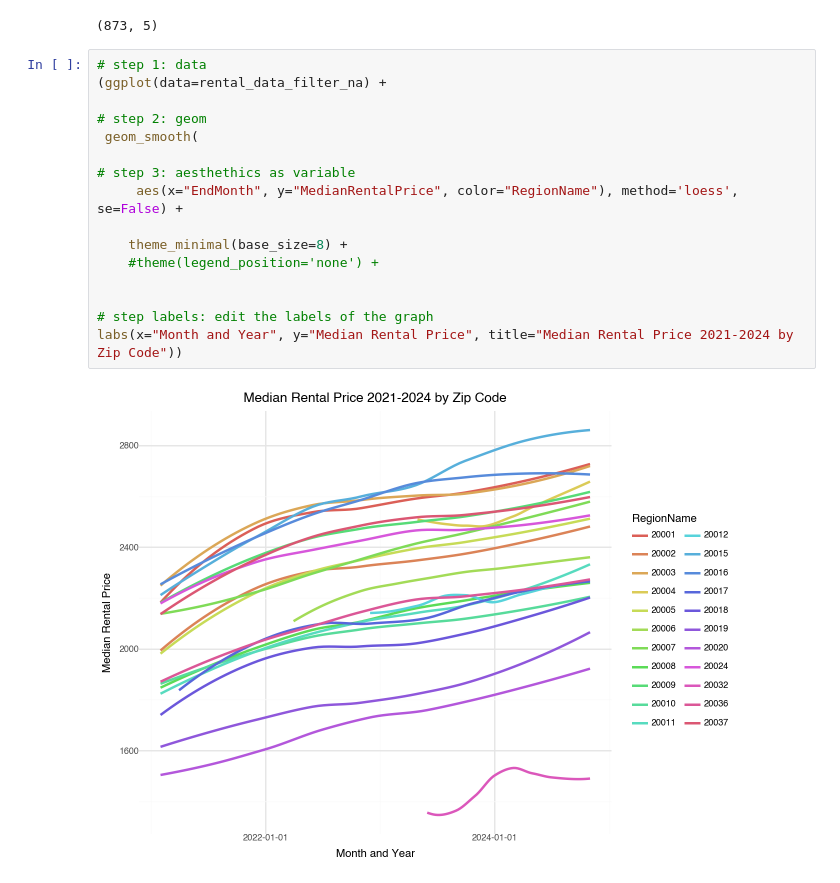
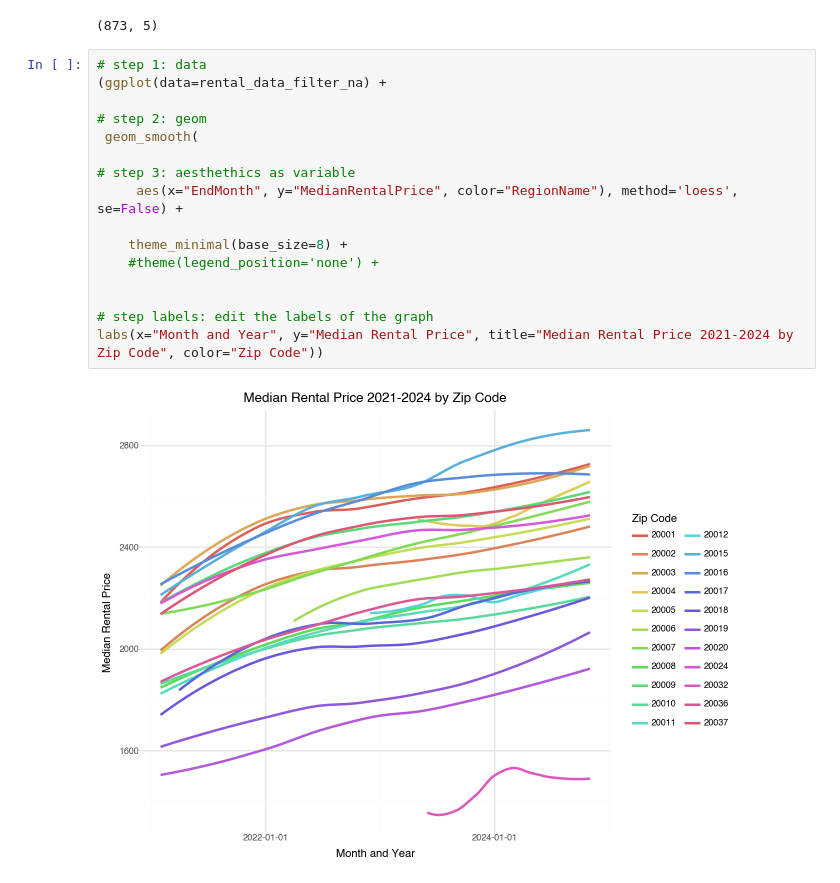
Before and after one commit to rebeccalwagner/PPOL_5203_FinalProject, a Jupyter notebook: files/visualizations/zillow_viz.ipynb, the cells around one changed output. Drawn from its saved outputs; the diff is of its cells as text.

```diff
--- a/files/visualizations/zillow_viz.ipynb
+++ b/files/visualizations/zillow_viz.ipynb
@@ -116,18 +116,18 @@ rental_data_filter_na.shape
 # %%
 # step 1: data
 (ggplot(data=rental_data_filter_na) +
 
 # step 2: geom
  geom_smooth(
 
 # step 3: aesthethics as variable
      aes(x="EndMonth", y="MedianRentalPrice", color="RegionName"), method='loess', se=False) +
 
     theme_minimal(base_size=8) +
     #theme(legend_position='none') +
 
 
 # step labels: edit the labels of the graph
-labs(x="Month and Year", y="Median Rental Price", title="Median Rental Price 2021-2024 by Zip Code"))
+labs(x="Month and Year", y="Median Rental Price", title="Median Rental Price 2021-2024 by Zip Code", color="Zip Code"))
 # %% [output]
-[figure, old version]
+[figure, new version]
```
Also changed, not shown: parts of 1 cell of this notebook, 3 other files.
